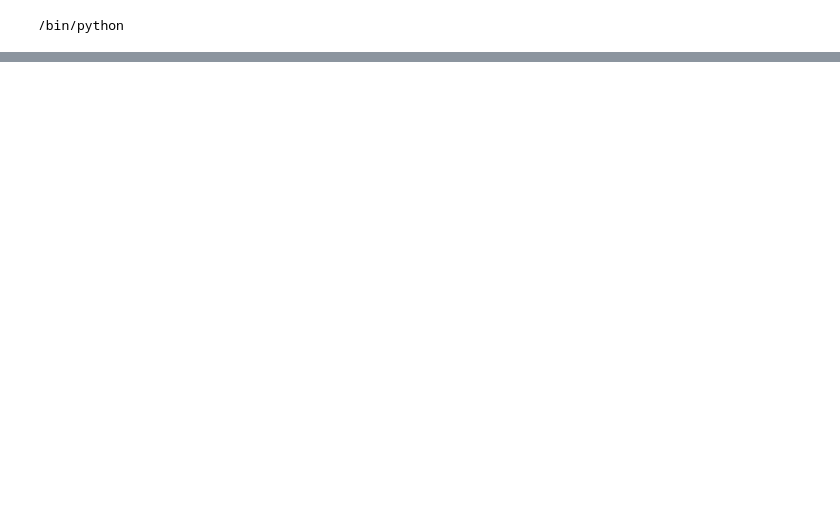
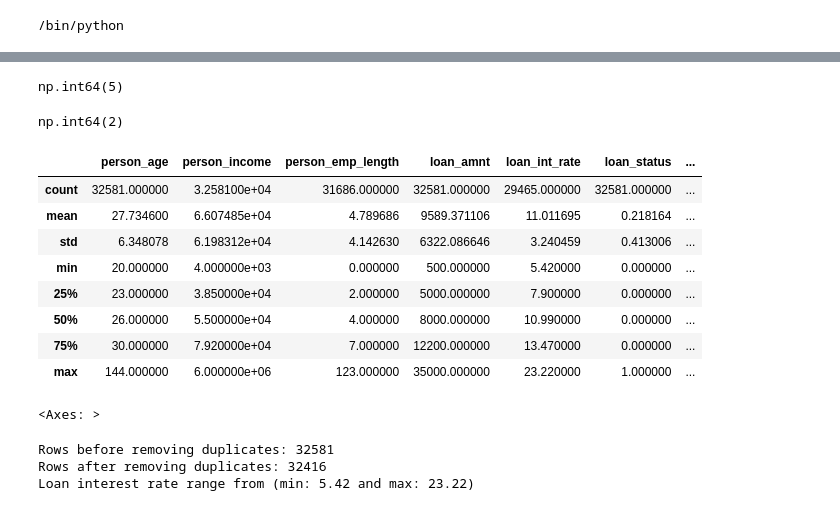
Before and after one commit to Percy5598/credit-risk-project, a Jupyter notebook: notebooks/credit_risk.ipynb, the cells around one changed output, grey strips where cells are left out. Saved outputs shown, nothing was run; the diff lists cells and outputs as text; code cells hidden in the pictures; blank space fills up the shorter version.

```diff
--- a/notebooks/credit_risk.ipynb
+++ b/notebooks/credit_risk.ipynb
@@ -106,0 +100,59 @@ quality_report
+# %%
+# checking for outliers in person_age column
+(df['person_age'] > 100).sum()
+# %% [output]
+np.int64(5)
+# %%
+# checkinf the outliers in person_emp_length column
+(df['person_emp_length'] > 60).sum()
+# %% [output]
+np.int64(2)
+# %%
+# Describing the dataset
+df.describe()
+# %% [output]
+|  | person_age | person_income | person_emp_length | loan_amnt | loan_int_rate | loan_status | ... |
+| count | 32581.000000 | 3.258100e+04 | 31686.000000 | 32581.000000 | 29465.000000 | 32581.000000 | ... |
+| mean | 27.734600 | 6.607485e+04 | 4.789686 | 9589.371106 | 11.011695 | 0.218164 | ... |
+| std | 6.348078 | 6.198312e+04 | 4.142630 | 6322.086646 | 3.240459 | 0.413006 | ... |
+| min | 20.000000 | 4.000000e+03 | 0.000000 | 500.000000 | 5.420000 | 0.000000 | ... |
+| 25% | 23.000000 | 3.850000e+04 | 2.000000 | 5000.000000 | 7.900000 | 0.000000 | ... |
+| 50% | 26.000000 | 5.500000e+04 | 4.000000 | 8000.000000 | 10.990000 | 0.000000 | ... |
+| 75% | 30.000000 | 7.920000e+04 | 7.000000 | 12200.000000 | 13.470000 | 0.000000 | ... |
+| max | 144.000000 | 6.000000e+06 | 123.000000 | 35000.000000 | 23.220000 | 1.000000 | ... |
+# %%
+# Correlation between the numerical columns
+correlation = df.corr(numeric_only=True)
+sns.heatmap(correlation, annot=True, cmap='coolwarm')
+# %% [output]
+<Axes: >
+# %%
+# Copy of the df
+df_copy = df.copy()
+
+# Print the rows before removing duplicates
+print(f"Rows before removing duplicates: {df_copy.shape[0]}")
+
+# Remove the duplicate rows
+df_copy.drop_duplicates(inplace=True)
+
+# Print the rows after removing the duplicates
+print(f"Rows after removing duplicates: {df_copy.shape[0]}")
+
+# Remove ages below 18 or below 100
+df_copy = df_copy[df_copy['person_age'] >=18]
+df_copy = df_copy[df_copy['person_age'] <=100]
+
+# Remove employment length greater than age or extreme outliers (>60)
+df_copy = df_copy[df_copy['person_emp_length'] <= df_copy['person_age']]
+df_copy = df_copy[df_copy['person_emp_length'] <= 60]
+
+# Remove the rows with zero or negative income and loan amount.
+df_copy = df_copy[df_copy['loan_amnt'] > 0]
+
+# check if the interest rate looks realistic.
+print("Loan interest rate range from (min: 5.42 and max: 23.22)")
+# %% [output]
+Rows before removing duplicates: 32581
+Rows after removing duplicates: 32416
+Loan interest rate range from (min: 5.42 and max: 23.22)
```
Also changed, not shown: parts of 26 cells of this notebook.
